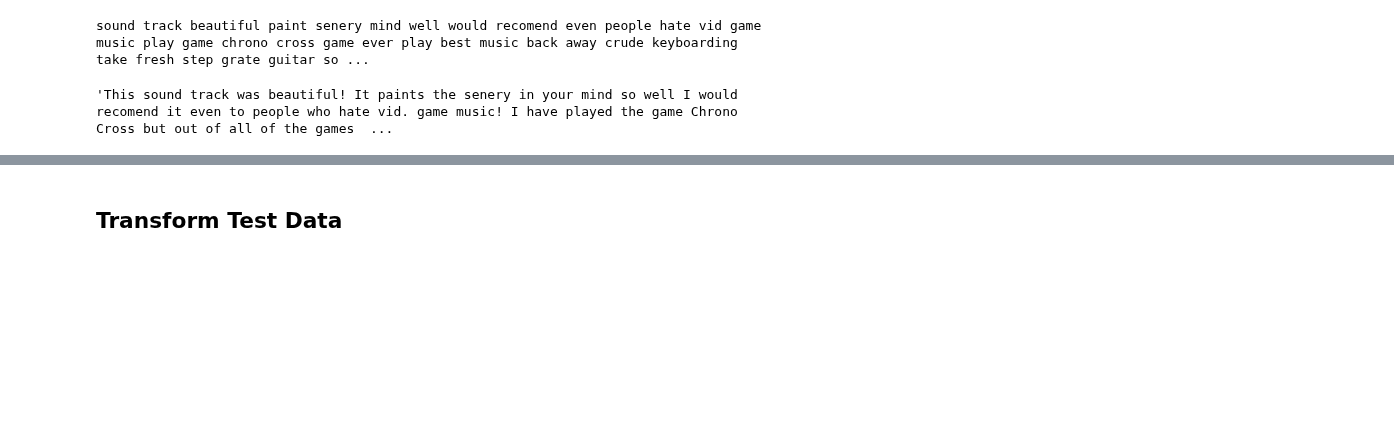
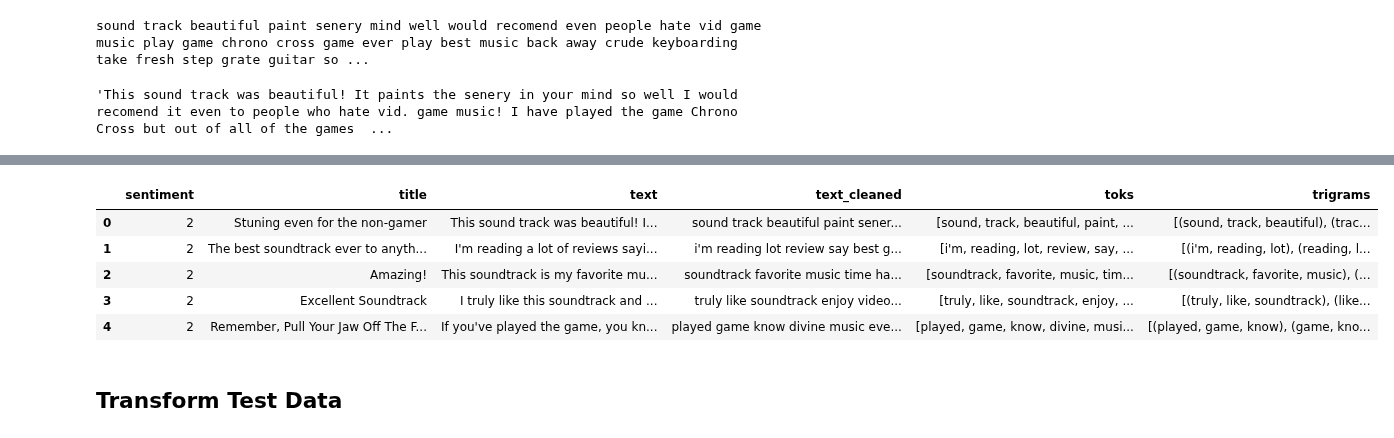
Before and after one commit to ThomasHChapman/classifying_user_reviews, a Jupyter notebook: working_notebooks/preprocessing_nb.ipynb, the cells around one changed output, grey strips where cells are left out. Saved outputs shown, nothing was run; the diff lists cells and outputs as text; code cells hidden in the pictures; blank space fills up the shorter version.

```diff
--- a/working_notebooks/preprocessing_nb.ipynb
+++ b/working_notebooks/preprocessing_nb.ipynb
@@ -176,3 +196,12 @@ visualize_top_10(neg_freq_dist, 'Most Common Words in Negative Reviews')
+# %%
+df.head()
+# %% [output]
+|  | sentiment | title | text | text_cleaned | toks | trigrams |
+| 0 | 2 | Stuning even for the non-gamer | This sound track was beautiful! I... | sound track beautiful paint sener... | [sound, track, beautiful, paint, ... | [(sound, track, beautiful), (trac... |
+| 1 | 2 | The best soundtrack ever to anyth... | I'm reading a lot of reviews sayi... | i'm reading lot review say best g... | [i'm, reading, lot, review, say, ... | [(i'm, reading, lot), (reading, l... |
+| 2 | 2 | Amazing! | This soundtrack is my favorite mu... | soundtrack favorite music time ha... | [soundtrack, favorite, music, tim... | [(soundtrack, favorite, music), (... |
+| 3 | 2 | Excellent Soundtrack | I truly like this soundtrack and ... | truly like soundtrack enjoy video... | [truly, like, soundtrack, enjoy, ... | [(truly, like, soundtrack), (like... |
+| 4 | 2 | Remember, Pull Your Jaw Off The F... | If you've played the game, you kn... | played game know divine music eve... | [played, game, know, divine, musi... | [(played, game, know), (game, kno... |
 # %% [markdown]
 ## Transform Test Data
 # %%
```
Also changed, not shown: parts of 17 cells of this notebook.
